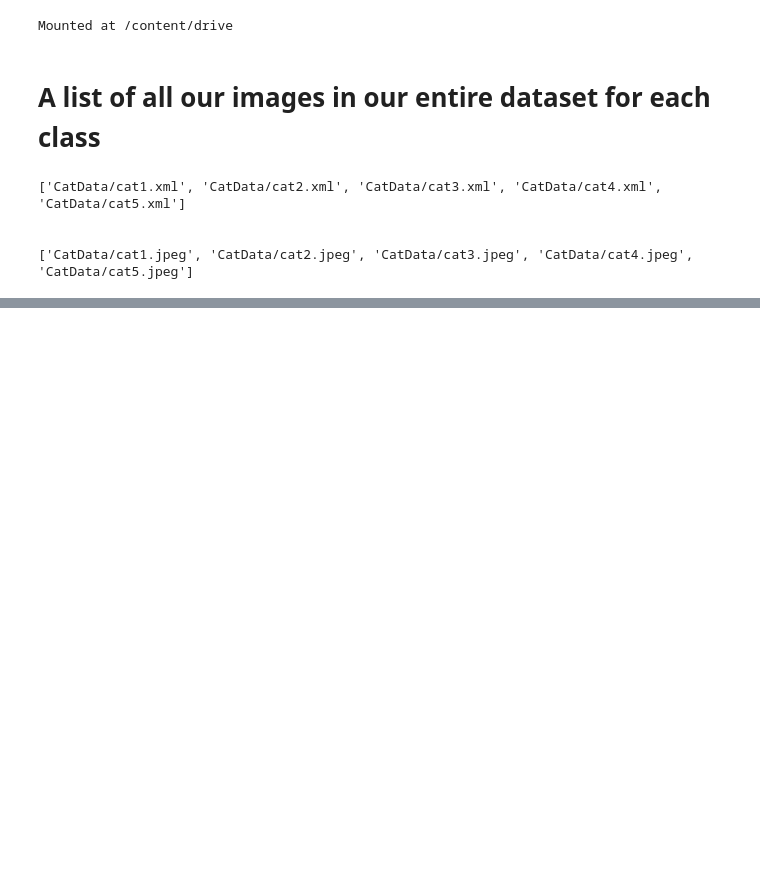
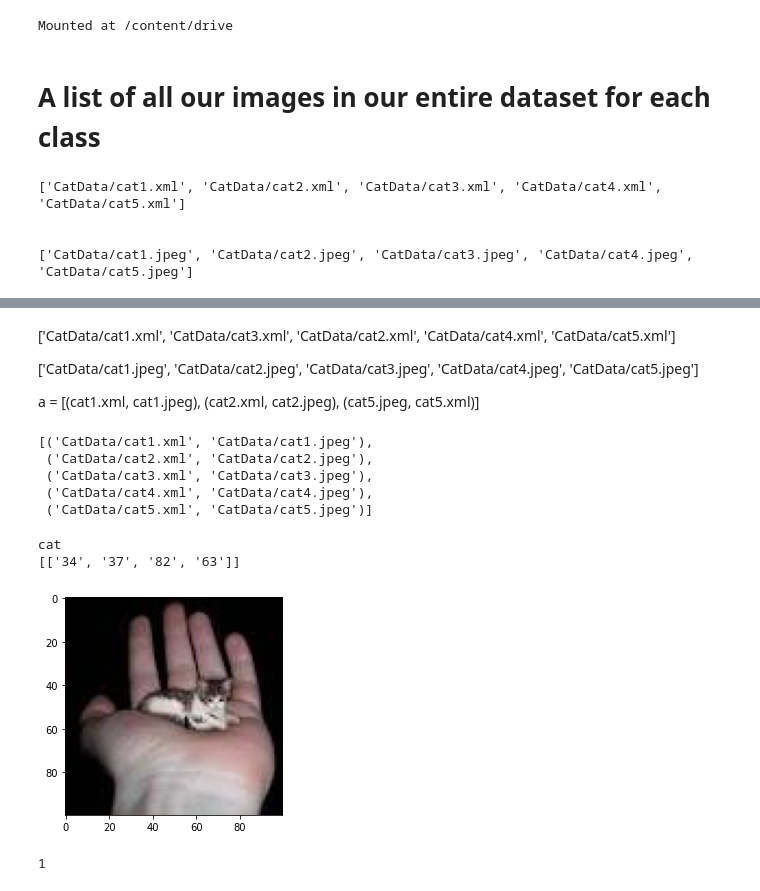
Before and after one commit to SarthakJaingit/Philippine-Science-High-School-AI_Club, a Jupyter notebook: CatAndDogProject.ipynb, the cells around one changed output, grey strips where cells are left out. Saved outputs shown, nothing was run; the diff lists cells and outputs as text; code cells hidden in the pictures; blank space fills up the shorter version.

```diff
--- a/CatAndDogProject.ipynb
+++ b/CatAndDogProject.ipynb
@@ -50,0 +40,18 @@ print(sorted(b))
+# %% [markdown]
+['CatData/cat1.xml', 'CatData/cat3.xml', 'CatData/cat2.xml', 'CatData/cat4.xml', 'CatData/cat5.xml']
+
+
+['CatData/cat1.jpeg', 'CatData/cat2.jpeg', 'CatData/cat3.jpeg', 'CatData/cat4.jpeg', 'CatData/cat5.jpeg']
+
+
+a = [(cat1.xml, cat1.jpeg), (cat2.xml, cat2.jpeg), (cat5.jpeg, cat5.xml)]
+# %%
+linked_data = list(zip(sorted(cat_xml), sorted(cat_images)))
+# %%
+linked_data
+# %% [output]
+[('CatData/cat1.xml', 'CatData/cat1.jpeg'),
+ ('CatData/cat2.xml', 'CatData/cat2.jpeg'),
+ ('CatData/cat3.xml', 'CatData/cat3.jpeg'),
+ ('CatData/cat4.xml', 'CatData/cat4.jpeg'),
+ ('CatData/cat5.xml', 'CatData/cat5.jpeg')]
@@ -50,0 +60,38 @@ print(sorted(b))
+# %%
+def draw_bbox_on_image(linked_single_data):
+  image_file_path = linked_single_data[1]
+  xml_file_path = linked_single_data[0]
+
+  image = cv2.imread(image_file_path)
+  #image = image[:,:,::-1] (PYTHON SPECIFIC WAY TO SOLVE THE SAME BGR->RGB PROBLEM)
+  image = cv2.cvtColor(image, cv2.COLOR_BGR2RGB)
+
+  tree = ET.parse(xml_file_path)
+  bounding_box_nodes = tree.findall('object/bndbox')
+  label_nodes = tree.findall('object')
+
+  bboxes = []
+  labels = []
+  classes = ["dog", "cat"]
+
+  for node in bounding_box_nodes:
+    xmin = node.find("xmin").text
+    xmax = node.find("xmax").text
+    ymin = node.find("ymin").text
+    ymax = node.find("ymax").text
+
+  for node in label_nodes:
+    current_label = node.find('name').text
+    print(current_label)
+
+    bboxes.append([xmin, ymin, xmax, ymax]) # Pascal VOC
+
+  print(bboxes) # [[xmin, ymin, xmax, ymax]]
+
+  plt.imshow(image)
+# %%
+draw_bbox_on_image(linked_data[3])
+# %% [output]
+cat
+[['34', '37', '82', '63']]
+[figure, added]
@@ -50,0 +101,4 @@ print(sorted(b))
+# %%
+classes.index(a)
+# %% [output]
+1
```
Also changed, not shown: parts of 5 cells of this notebook.
